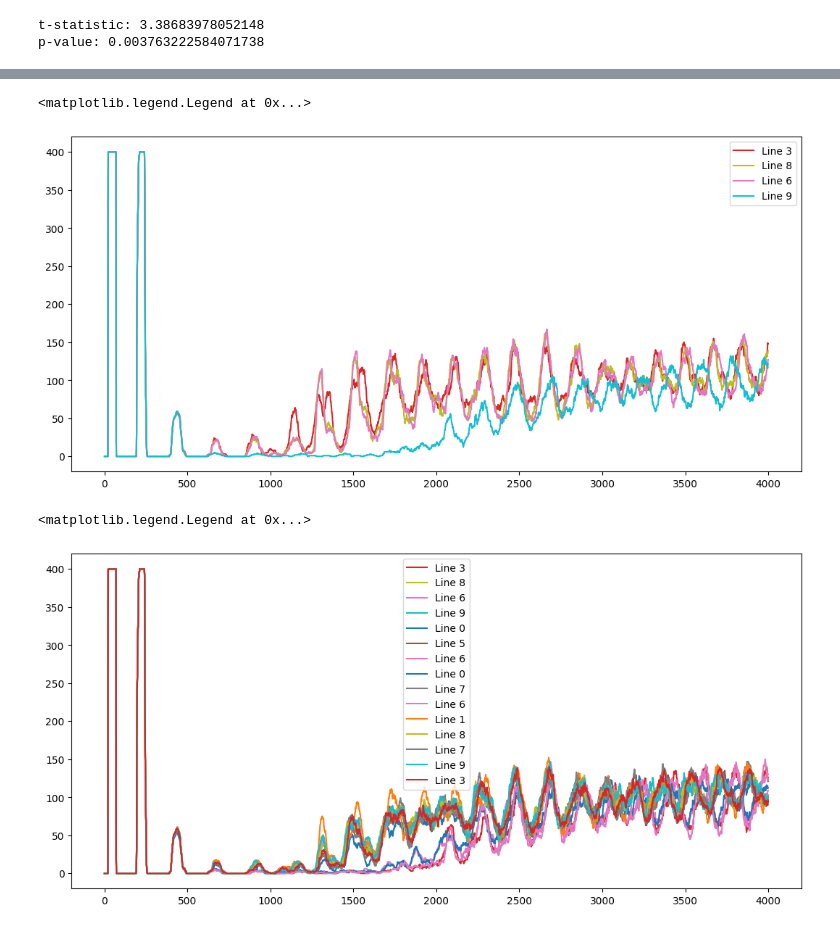
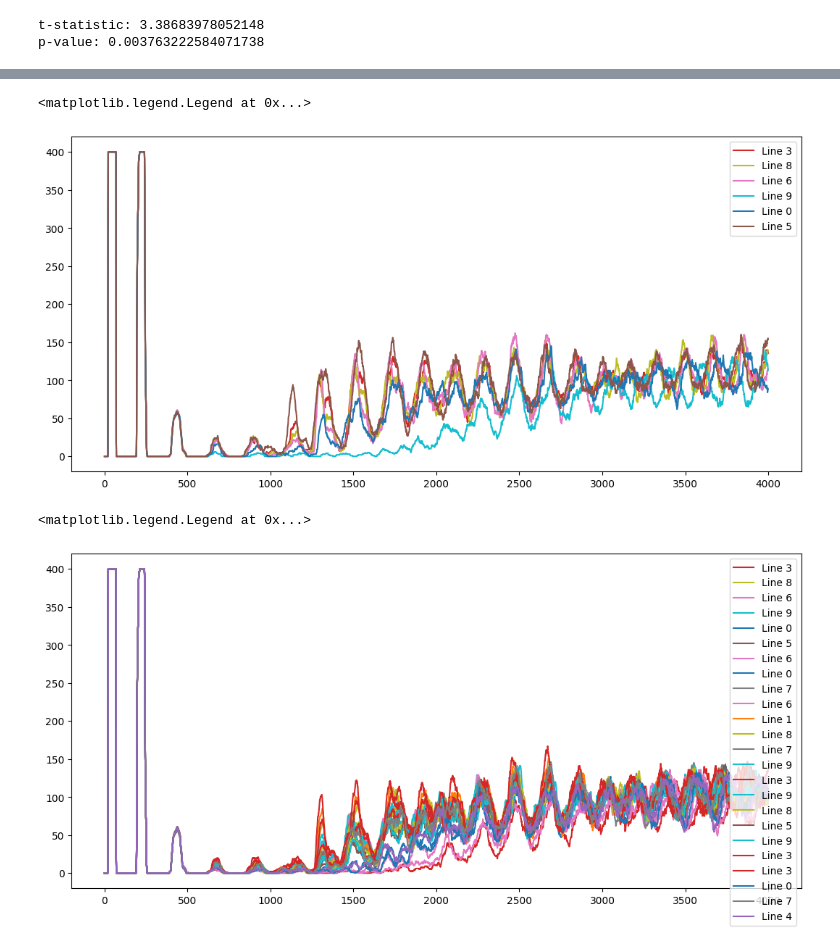
Before and after one commit to hhsherlock/Spiking_NN, a Jupyter notebook: mnst_learn/pipeline_test.ipynb, the cells around one changed output, grey strips where cells are left out. Drawn from its saved outputs; the diff is of its cells as text; code cells hidden in the pictures.

Commit message:
added second and hunni activations

```diff
--- a/mnst_learn/pipeline_test.ipynb
+++ b/mnst_learn/pipeline_test.ipynb
@@ -760,0 +775,3 @@ len(other_EEG)
+# %%
+for i in other_sums:
+    print(i.item())
@@ -769,5 +813,3 @@ nine_sums
-# %%
-nine_sums = [torch.tensor(45430.), torch.tensor(39100.), torch.tensor(37964.)]
 # %%
 other_sums = []
 for i in other_EEG:
@@ -793,3 +837,6 @@ other_sums
+# %%
+with open(path + "Spiking_NN/datasets/EEG_hunni_sum.pkl", "wb") as f:
+    pickle.dump([nine_sums, other_sums], f)
 # %%
 nine_sums_tensor = torch.stack(nine_sums)
 other_sums_tensor = torch.stack(other_sums)
@@ -842,6 +891,6 @@ plt.legend()
 # %%
 plt.figure(figsize=(13, 6))
-for i, line_data in enumerate(sub_EEG):
+for i, line_data in enumerate(nine_EEG):
     plt.plot(line_data.cpu(), color = color_palette[imgs["tag"][i]], label=f'Line {imgs["tag"][i]}')
 
 legend_elements = [Patch(facecolor=color_palette[i % len(color_palette)],
@@ -849,15 +898,15 @@ legend_elements = [Patch(facecolor=color_palette[i % len(color_palette)],
 plt.legend()
 # %% [output]
 <matplotlib.legend.Legend at 0x...>
-[figure, old version]
+[figure, new version]
 # %%
 plt.figure(figsize=(13, 6))
-for i, line_data in enumerate(sub_EEG):
+for i, line_data in enumerate(other_EEG):
     plt.plot(line_data.cpu(), color = color_palette[imgs["tag"][i]], label=f'Line {imgs["tag"][i]}')
 
 legend_elements = [Patch(facecolor=color_palette[i % len(color_palette)],
                          label=f'Number {i}') for i in range(10)]
 plt.legend()
 # %% [output]
 <matplotlib.legend.Legend at 0x...>
-[figure, old version]
+[figure, new version]
```
Also changed, not shown: parts of 16 cells of this notebook, 7 other files.
